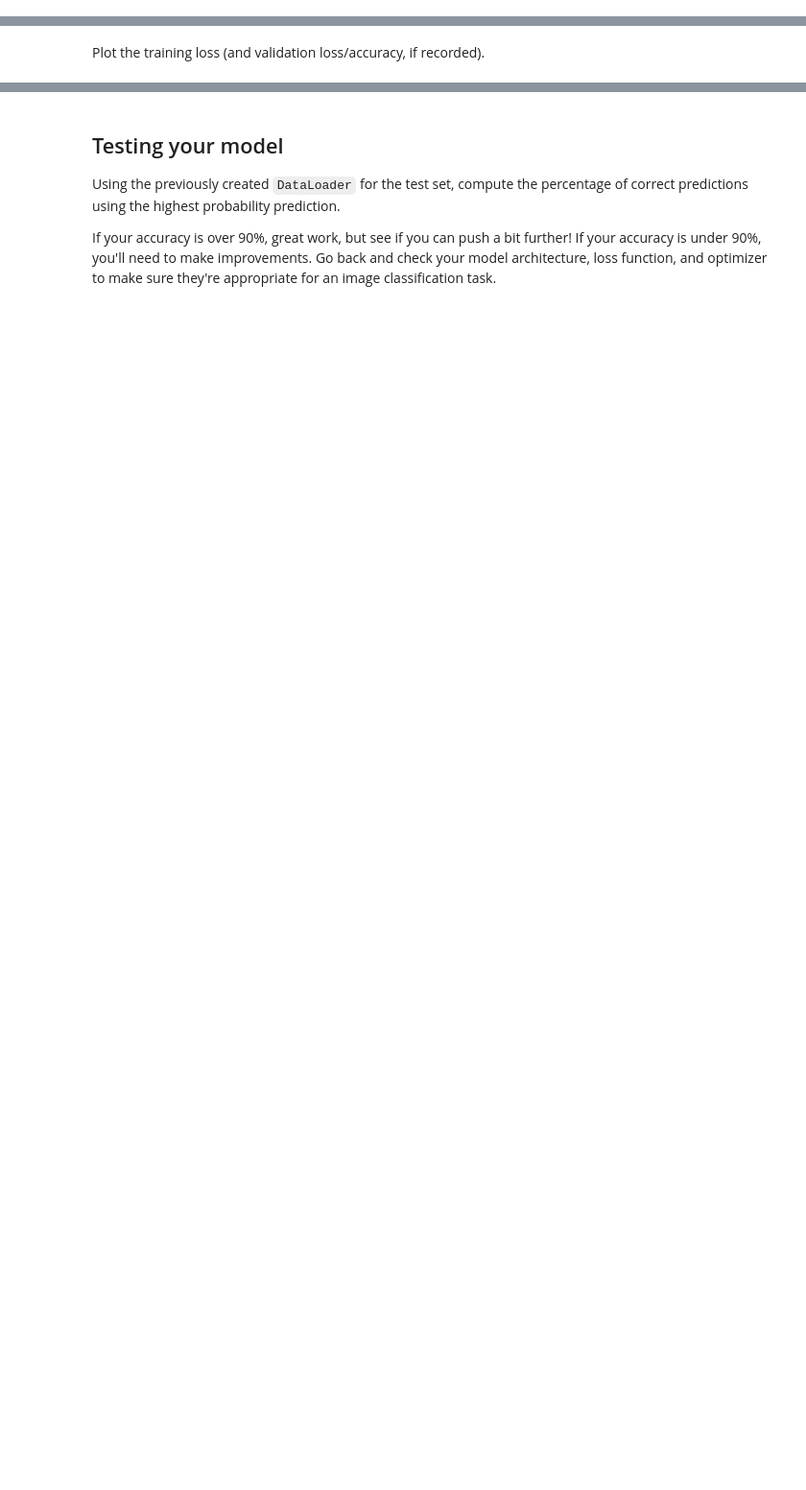
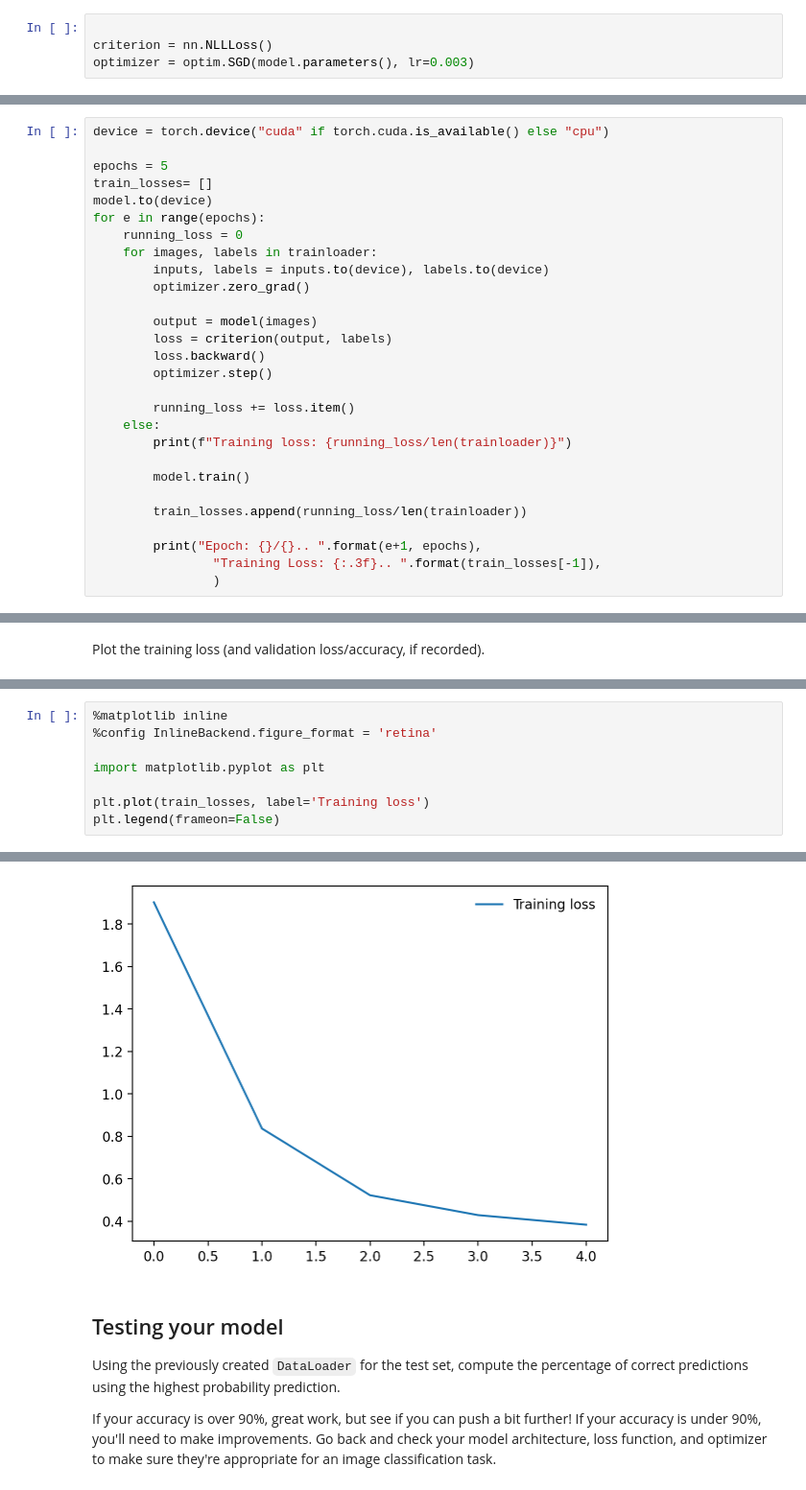
Before and after one commit to i-douk/aws-ai-ml-scholar-mnist-digits-classifier, a Jupyter notebook: MNIST_Handwritten_Digits-STARTER.ipynb, the cells around one changed output, grey strips where cells are left out. Shown: that part at 96% size. Drawn from its saved outputs; the diff is of its cells as text; blank space fills up the shorter version.

```diff
--- a/MNIST_Handwritten_Digits-STARTER.ipynb
+++ b/MNIST_Handwritten_Digits-STARTER.ipynb
@@ -136,3 +140,7 @@ If you use a less common loss function, please note why you chose that loss func
+# %%
+
+criterion = nn.NLLLoss()
+optimizer = optim.SGD(model.parameters(), lr=0.003)
 # %% [markdown]
 ## Running your Neural Network
 Use whatever method you like to train your neural network, and ensure you record the average loss at each epoch.
@@ -143,0 +150,28 @@ If you want to print your loss **during** each epoch, you can use the `enumerate
+# %%
+device = torch.device("cuda" if torch.cuda.is_available() else "cpu")
+
+epochs = 5
+train_losses= []
+model.to(device)
+for e in range(epochs):
+    running_loss = 0
+    for images, labels in trainloader:
+        inputs, labels = inputs.to(device), labels.to(device)
+        optimizer.zero_grad()
+
+        output = model(images)
+        loss = criterion(output, labels)
+        loss.backward()
+        optimizer.step()
+
+        running_loss += loss.item()
+    else:
+        print(f"Training loss: {running_loss/len(trainloader)}")
+
+        model.train()
+
+        train_losses.append(running_loss/len(trainloader))
+
+        print("Epoch: {}/{}.. ".format(e+1, epochs),
+                "Training Loss: {:.3f}.. ".format(train_losses[-1]),
+                )
@@ -147,0 +191,9 @@ Plot the training loss (and validation loss/accuracy, if recorded).
+# %%
+%matplotlib inline
+%config InlineBackend.figure_format = 'retina'
+
+import matplotlib.pyplot as plt
+
+plt.plot(train_losses, label='Training loss')
+plt.legend(frameon=False)
+# %% [output]
@@ -148,3 +201,4 @@ Plot the training loss (and validation loss/accuracy, if recorded).
+[figure, added]
 # %% [markdown]
 ## Testing your model
 Using the previously created `DataLoader` for the test set, compute the percentage of correct predictions using the highest probability prediction.
```
Also changed, not shown: parts of 14 cells of this notebook, 1 other file.
